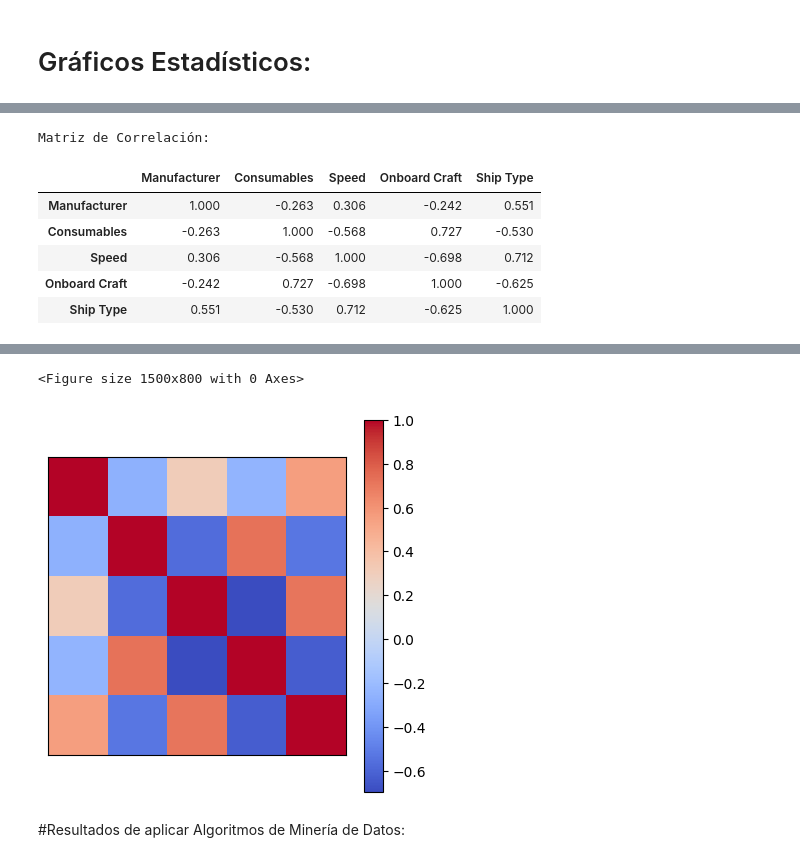
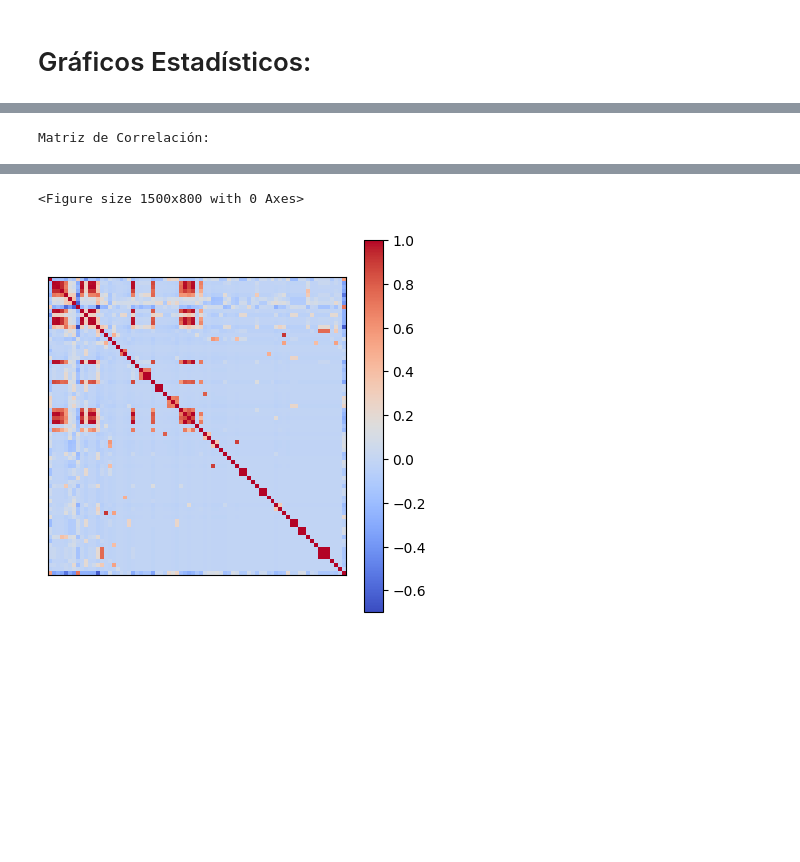
Before and after one commit to PGP-MachineLearning/demoStarWars, a Jupyter notebook: 2-Datos-Estudio-Naves-Preparadas-v1.ipynb, the cells around one changed output, grey strips where cells are left out. Drawn from its saved outputs; the diff is of its cells as text; code cells hidden in the pictures; blank space fills up the shorter version.

```diff
--- a/2-Datos-Estudio-Naves-Preparadas-v1.ipynb
+++ b/2-Datos-Estudio-Naves-Preparadas-v1.ipynb
@@ -139,7 +139,7 @@ Mounted at /content/gdrive
 #@title Cargar datos
 
 #@markdown ### Archivo de datos a utilizar:
-archivo_datos = 'naves.csv'  #@param {type:"string"}
+archivo_datos = 'navesV1.csv'  #@param {type:"string"}
 #@markdown ### Configuración del archivo CSV:
 delimitador_columnas = ',' #@param {type:"string"}
 separador_decimal = '.' #@param {type:"string"}
@@ -887,7 +887,7 @@ HBox(children=(Dropdown(description='Columna X:', options=('Manufacturer', 'Leng
 # %%
 #@title Generar Matriz de Correlación { run: "auto" }
 
-filtrar_significativos_clase = True #@param {type:"boolean"}
+filtrar_significativos_clase = False #@param {type:"boolean"}
 
 if atributo_clase != "":
   ndfCorr = ndf.copy()
@@ -926,9 +926,3 @@ plt.yticks(())
 plt.show()
 # %% [output]
 Matriz de Correlación:
-|  | Manufacturer | Consumables | Speed | Onboard Craft | Ship Type |
-| Manufacturer | 1.000 | -0.263 | 0.306 | -0.242 | 0.551 |
-| Consumables | -0.263 | 1.000 | -0.568 | 0.727 | -0.530 |
-| Speed | 0.306 | -0.568 | 1.000 | -0.698 | 0.712 |
-| Onboard Craft | -0.242 | 0.727 | -0.698 | 1.000 | -0.625 |
-| Ship Type | 0.551 | -0.530 | 0.712 | -0.625 | 1.000 |
@@ -935,4 +930,2 @@ Matriz de Correlación:
 <Figure size 1500x800 with 0 Axes>
-[figure, old version]
+[figure, new version]
-# %% [markdown]
-#Resultados de aplicar Algoritmos de Minería de Datos:
```
Also changed, not shown: parts of 9 cells of this notebook, 7 other files.
